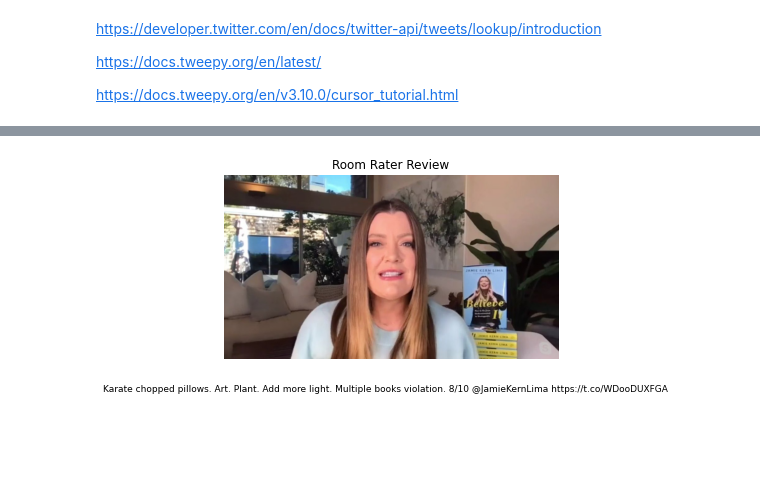
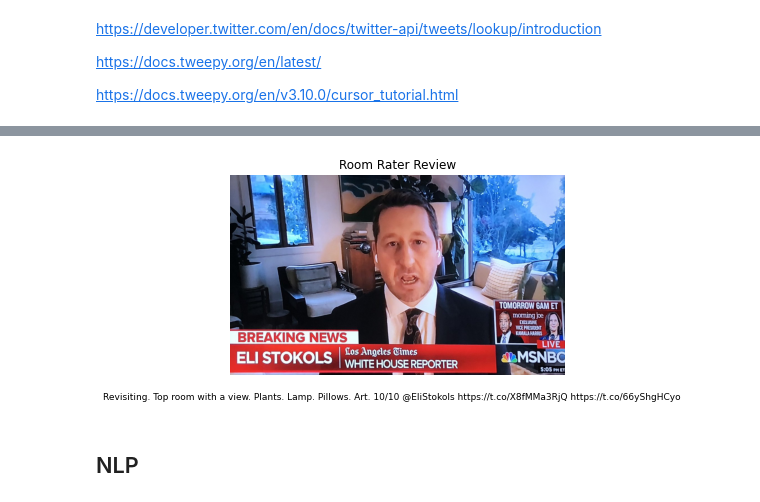
Before and after one commit to laurenmarar/RoomRater, a Jupyter notebook: RoomRater.ipynb, the cells around one changed output, grey strips where cells are left out. Saved outputs shown, nothing was run; the diff lists cells and outputs as text; code cells hidden in the pictures; blank space fills up the shorter version.

```diff
--- a/RoomRater.ipynb
+++ b/RoomRater.ipynb
@@ -100,8 +206,8 @@ df.tail()
 # %%
 # Display image
 def display_image(df, record):
-    image_url = tweet_df.image_url.iloc[record]
-    text = tweet_df.tweet_text.iloc[record]
+    image_url = df.image_url.iloc[record]
+    text = df.tweet_text.iloc[record]
     view_img = Image.open(requests.get(image_url, stream=True).raw)
 
     fig, ax = plt.subplots()
@@ -114,7 +220,9 @@ def display_image(df, record):
     return plt.show()
 
 # https://stackoverflow.com/questions/7391945/how-do-i-read-image-data-from-a-url-in-python
-# %%
-display_image(df, 1)
-# %% [output]
-[figure, removed]
+# %%
+display_image(rated_clean, 3)
+# %% [output]
+[figure, added]
+# %% [markdown]
+## NLP
```
Also changed, not shown: parts of 32 cells of this notebook, 2 other files.
